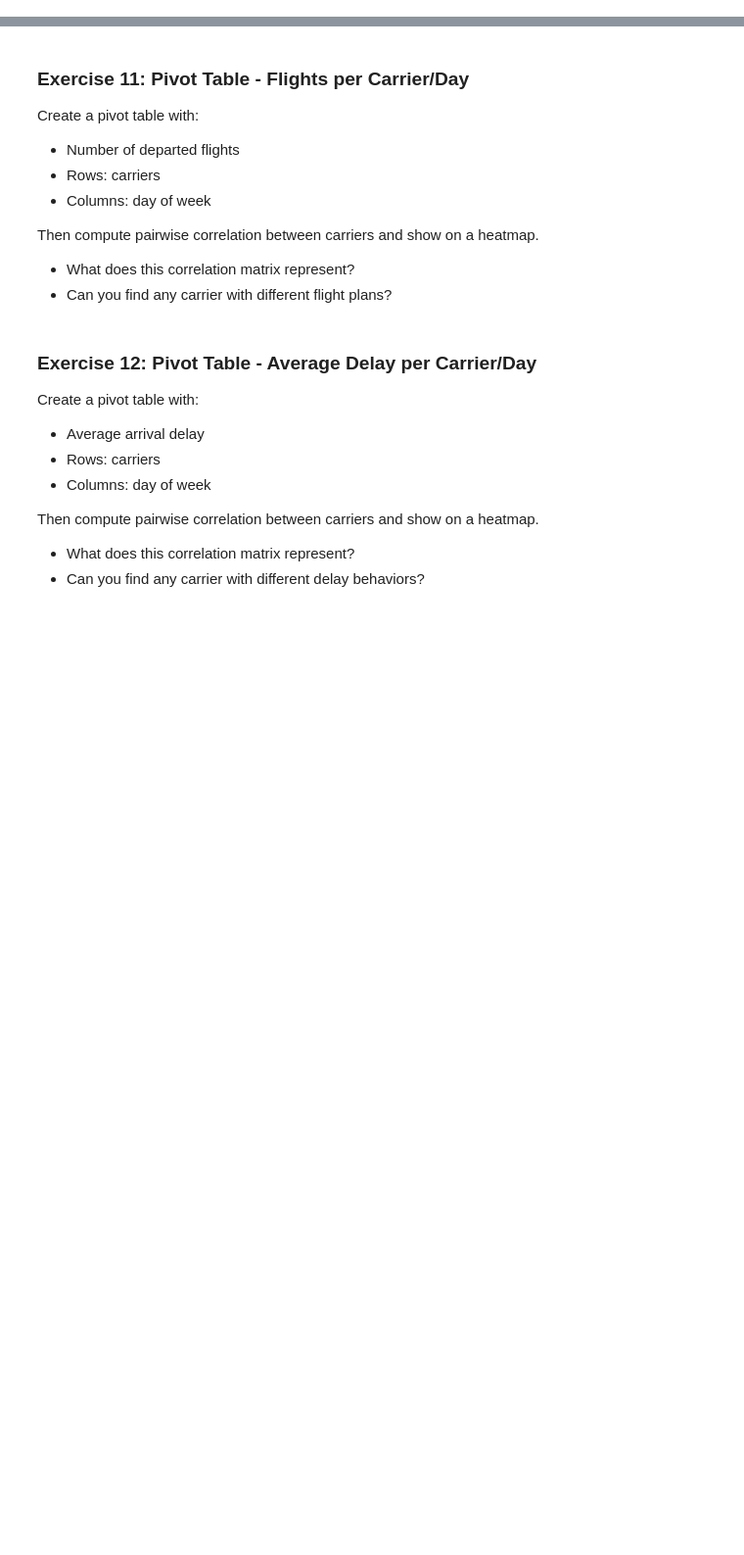
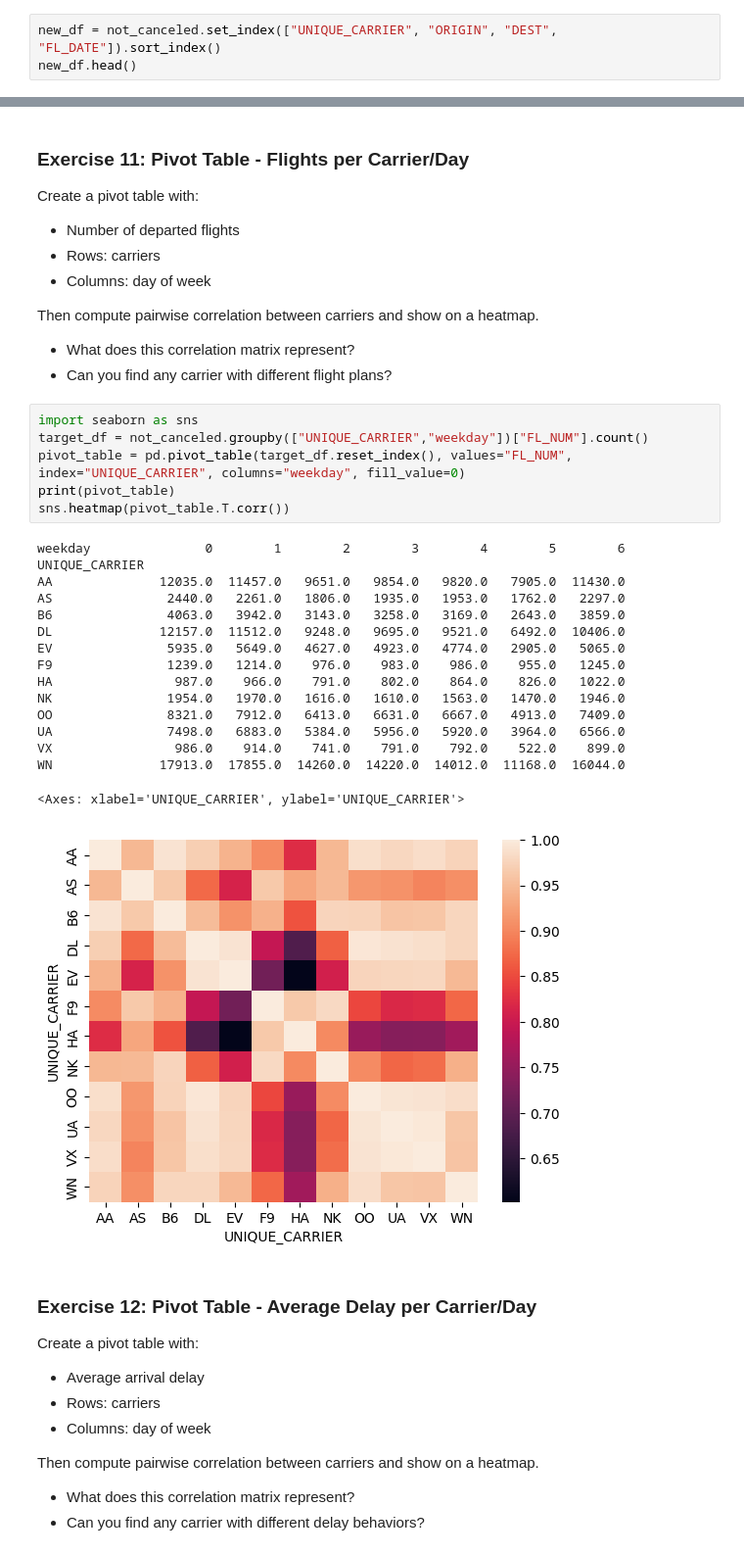
Before and after one commit to Mehrboddx/MyRandomMLPractices, a Jupyter notebook: machine_learning/Day1/Lab2.ipynb, the cells around one changed output, grey strips where cells are left out. Shown at 98% size. Cells and saved outputs as stored; diff of their text form; blank space fills up the shorter version.

```diff
--- a/machine_learning/Day1/Lab2.ipynb
+++ b/machine_learning/Day1/Lab2.ipynb
@@ -265,3 +425,6 @@ Using any visualization tool, inspect arrival delay as a function of day of week
 # %% [markdown]
 ### Exercise 8: Multi-Index DataFrame
 Create a Pandas DataFrame with multi-index composed of: `unique_carrier`, `origin`, `dest`, `fl_date`
+# %%
+new_df = not_canceled.set_index(["UNIQUE_CARRIER", "ORIGIN", "DEST", "FL_DATE"]).sort_index()
+new_df.head()
@@ -281,6 +484,29 @@ Create a pivot table with:
 Then compute pairwise correlation between carriers and show on a heatmap.
 - What does this correlation matrix represent?
 - Can you find any carrier with different flight plans?
+# %%
+import seaborn as sns
+target_df = not_canceled.groupby(["UNIQUE_CARRIER","weekday"])["FL_NUM"].count()
+pivot_table = pd.pivot_table(target_df.reset_index(), values="FL_NUM", index="UNIQUE_CARRIER", columns="weekday", fill_value=0)
+print(pivot_table)
+sns.heatmap(pivot_table.T.corr())
+# %% [output]
+weekday               0        1        2        3        4        5        6
+UNIQUE_CARRIER
+AA              12035.0  11457.0   9651.0   9854.0   9820.0   7905.0  11430.0
+AS               2440.0   2261.0   1806.0   1935.0   1953.0   1762.0   2297.0
+B6               4063.0   3942.0   3143.0   3258.0   3169.0   2643.0   3859.0
+DL              12157.0  11512.0   9248.0   9695.0   9521.0   6492.0  10406.0
+EV               5935.0   5649.0   4627.0   4923.0   4774.0   2905.0   5065.0
+F9               1239.0   1214.0    976.0    983.0    986.0    955.0   1245.0
+HA                987.0    966.0    791.0    802.0    864.0    826.0   1022.0
+NK               1954.0   1970.0   1616.0   1610.0   1563.0   1470.0   1946.0
+OO               8321.0   7912.0   6413.0   6631.0   6667.0   4913.0   7409.0
+UA               7498.0   6883.0   5384.0   5956.0   5920.0   3964.0   6566.0
+VX                986.0    914.0    741.0    791.0    792.0    522.0    899.0
+WN              17913.0  17855.0  14260.0  14220.0  14012.0  11168.0  16044.0
+<Axes: xlabel='UNIQUE_CARRIER', ylabel='UNIQUE_CARRIER'>
+[figure, added]
 # %% [markdown]
 ### Exercise 12: Pivot Table - Average Delay per Carrier/Day
 Create a pivot table with:
```
Also changed, not shown: parts of 18 cells of this notebook.
